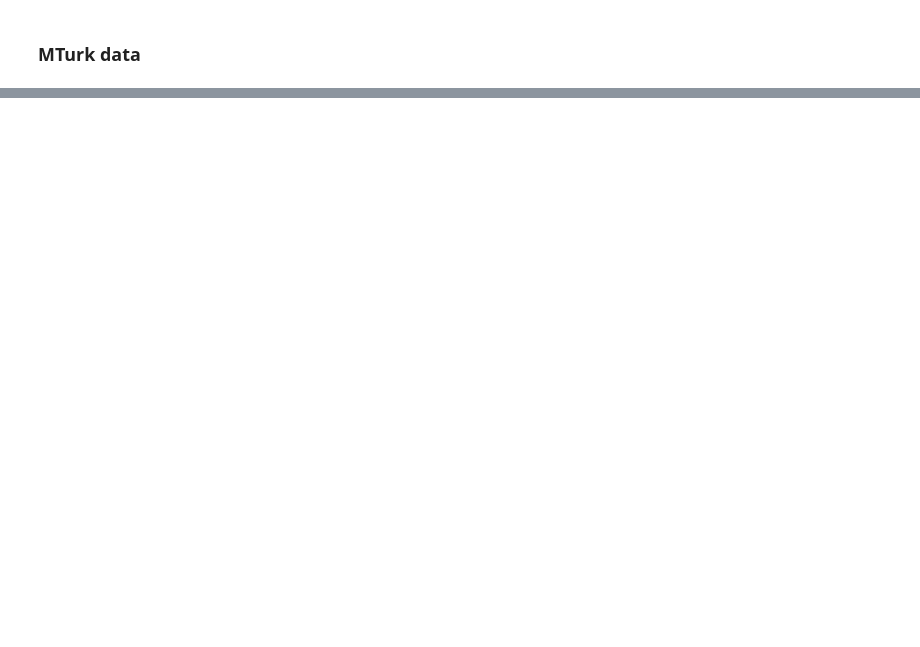
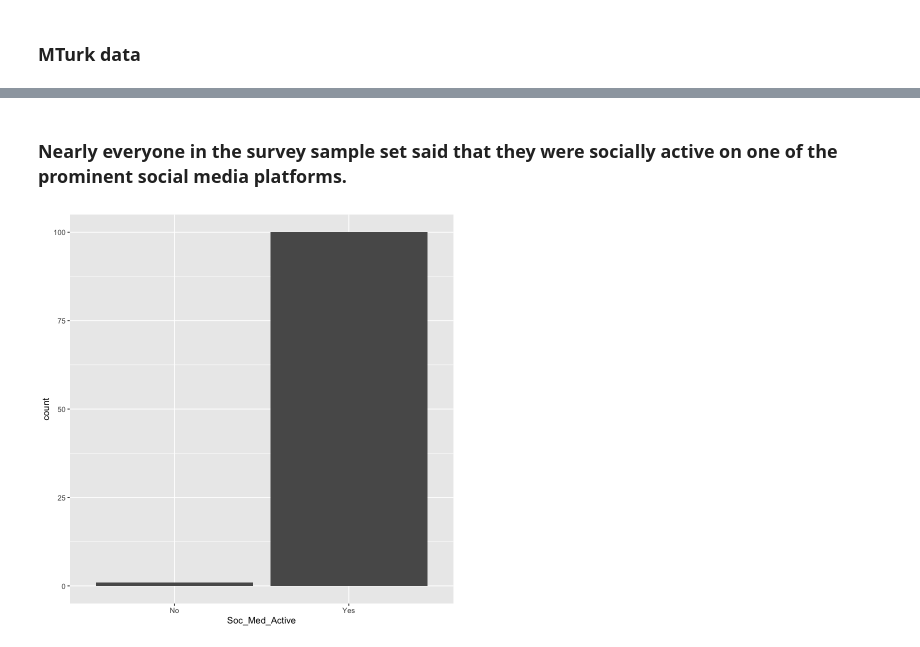
Before and after one commit to suhasgupta791/W241-red-flagging-fake-news, a Jupyter notebook: Project_R_Notebook.ipynb, the cells around one changed output, grey strips where cells are left out. Cells and saved outputs as stored; diff of their text form; code cells hidden in the pictures; blank space fills up the shorter version.

```diff
--- a/Project_R_Notebook.ipynb
+++ b/Project_R_Notebook.ipynb
@@ -400,0 +422,3 @@ A data.table: 6 × 30
+# %%
+data_pruned <- mturk1_dataset[ 3:nrow(mturk1_dataset),]
+data_pruned[, c(6,7)] <- lapply(data_pruned[, c(6,7)], as.numeric)
@@ -400,0 +428,13 @@ A data.table: 6 × 30
+# %%
+question_col_names <- c('8B','9B','10B','11B','12B','13B','14B','15B','16B','17B',
+                        '8A','9A','10A','11A','12A','13A','14A','15A','16A','17A')
+for(i in c(26:length(names(data_pruned)))){
+    data_pruned[[i]][data_pruned[[i]]==''] <- NA
+}
+
+# Check the data
+# head(data_pruned[, 26:length(names(data_pruned))])
+
+# Set assignment group variable (treatment = 1 , control = 0)
+data_pruned[, assignment := ifelse(is.na(data_pruned[,'8B']),0,1)]
+head(data_pruned[, 26:length(names(data_pruned))])
@@ -400,0 +451,13 @@ A data.table: 6 × 30
+# %%
+answer_guide <- c('Yes','Yes','No','Yes','No','No','Yes','Yes','No','No',
+                  'Yes','Yes','No','Yes','No','No','Yes','Yes','No','No')
+
+compute_scores <- function(dataset,answer_guide){
+    for(i in 1:nrow(data_pruned)){
+    dataset[i,"score"] <- sum(dataset[i,26:length(names(dataset))] == answer_guide,na.rm=TRUE)
+    }
+    return(dataset)
+}
+
+data_w_scores <- compute_scores(data_pruned,answer_guide)
+head(data_w_scores[,31:length(names(data_w_scores))])
@@ -400,0 +526,14 @@ A data.table: 6 × 30
+# %%
+data_mod <- rename(data_w_scores,
+       Gender = Q1,
+       Reg_Voter = Q2,
+       Age_bin = Q3,
+       Party = Q4,
+       Education = Q5,
+       Ethnicity = Q6,
+       Soc_Med_Active = Q7
+        )
+
+data_mod$Gender[data_mod$Gender==''] <- 'Unanswered'
+
+names(data_mod)
@@ -400,0 +559,6 @@ A data.table: 6 × 30
+# %% [markdown]
+### Nearly everyone in the survey sample set said that they were socially active on one of the prominent social media platforms.
+# %%
+ggplot(data_mod) + geom_bar(aes(x = Soc_Med_Active))
+# %% [output]
+[figure, added]
```
Also changed, not shown: parts of 37 cells of this notebook.
